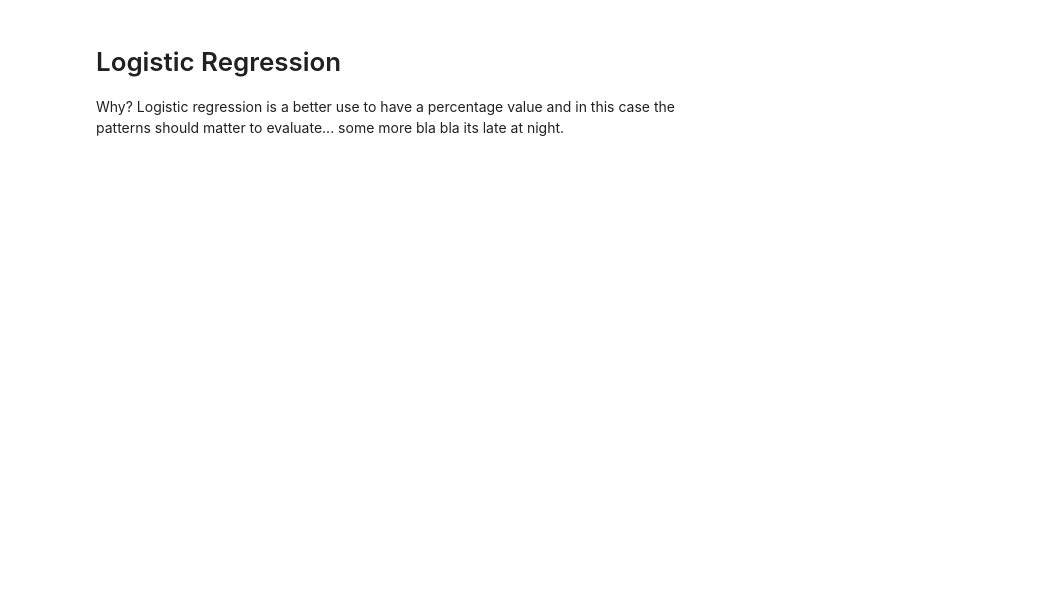
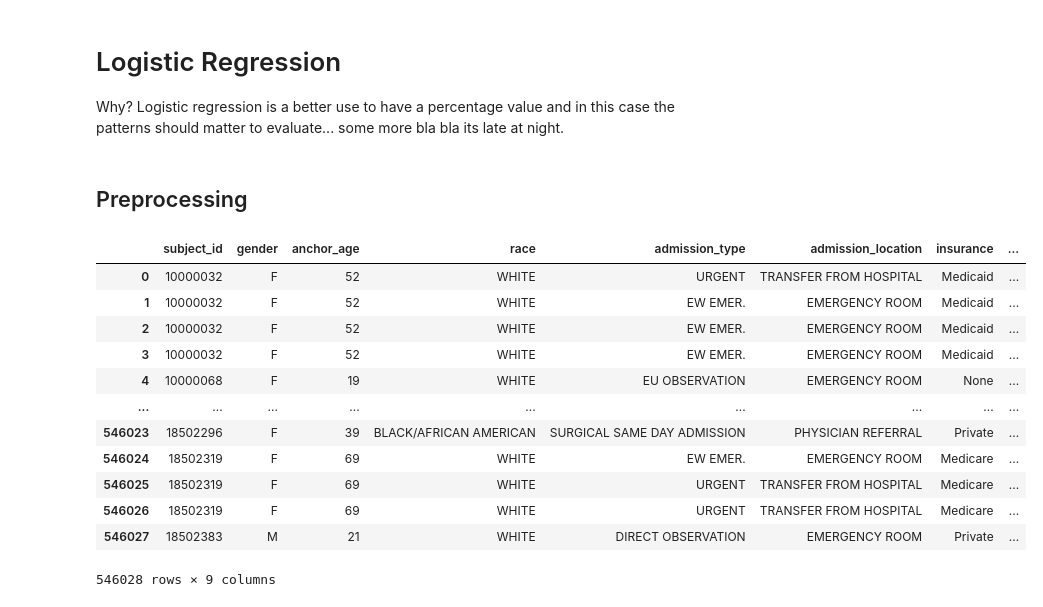
Before and after one commit to ayk-404/fs-thesis, a Jupyter notebook: data_analysis.ipynb, the cells around one changed output. Saved outputs shown, nothing was run; the diff lists cells and outputs as text; code cells hidden in the pictures; blank space fills up the shorter version.

Commit message:
data preprocessing

```diff
--- a/data_analysis.ipynb
+++ b/data_analysis.ipynb
@@ -384,3 +404,36 @@ show(df)
 
 # Logistic Regression
 Why? Logistic regression is a better use to have a percentage value and in this case the patterns should matter to evaluate... some more bla bla its late at night.
+# %% [markdown]
+## Preprocessing
+# %%
+df = sql("""
+    SELECT
+        p.subject_id,
+        p.gender,
+        p.anchor_age,
+        a.race,
+        a.admission_type,
+        a.admission_location,
+        a.insurance,
+        a.marital_status,
+        a.language
+    FROM hosp.patients p
+    JOIN hosp.admissions a ON p.subject_id = a.subject_id
+
+""")
+show(df,limit=True)
+# %% [output]
+|  | subject_id | gender | anchor_age | race | admission_type | admission_location | insurance | ... |
+| 0 | 10000032 | F | 52 | WHITE | URGENT | TRANSFER FROM HOSPITAL | Medicaid | ... |
+| 1 | 10000032 | F | 52 | WHITE | EW EMER. | EMERGENCY ROOM | Medicaid | ... |
+| 2 | 10000032 | F | 52 | WHITE | EW EMER. | EMERGENCY ROOM | Medicaid | ... |
+| 3 | 10000032 | F | 52 | WHITE | EW EMER. | EMERGENCY ROOM | Medicaid | ... |
+| 4 | 10000068 | F | 19 | WHITE | EU OBSERVATION | EMERGENCY ROOM | None | ... |
+| ... | ... | ... | ... | ... | ... | ... | ... | ... |
+| 546023 | 18502296 | F | 39 | BLACK/AFRICAN AMERICAN | SURGICAL SAME DAY ADMISSION | PHYSICIAN REFERRAL | Private | ... |
+| 546024 | 18502319 | F | 69 | WHITE | EW EMER. | EMERGENCY ROOM | Medicare | ... |
+| 546025 | 18502319 | F | 69 | WHITE | URGENT | TRANSFER FROM HOSPITAL | Medicare | ... |
+| 546026 | 18502319 | F | 69 | WHITE | URGENT | TRANSFER FROM HOSPITAL | Medicare | ... |
+| 546027 | 18502383 | M | 21 | WHITE | DIRECT OBSERVATION | EMERGENCY ROOM | Private | ... |
+546028 rows × 9 columns
```
Also changed, not shown: parts of 9 cells of this notebook.
